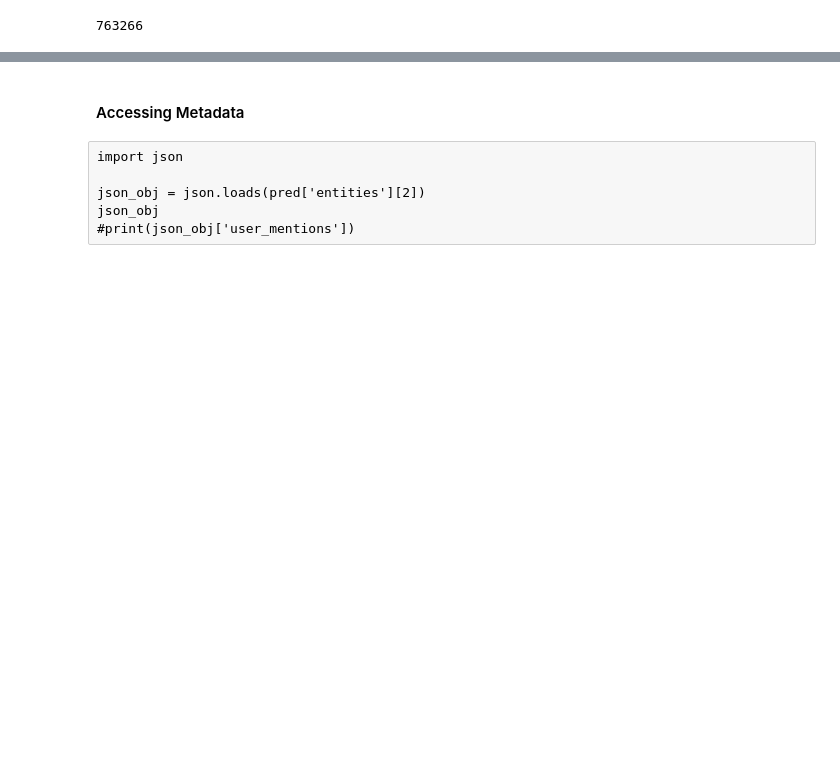
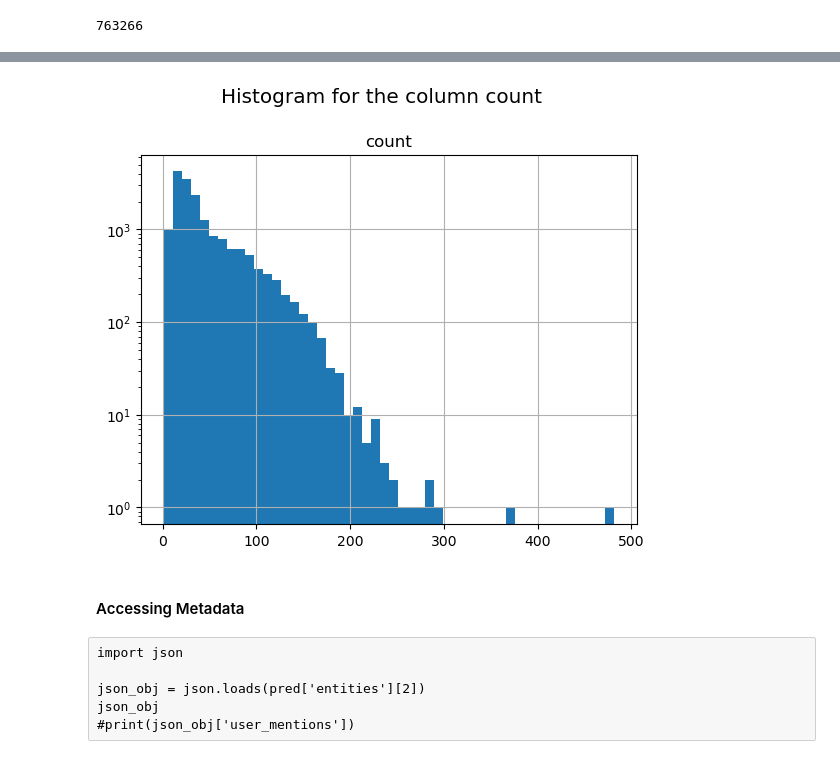
Before and after one commit to gustavohn73-cct/CA4, a Jupyter notebook: Sentimental_Analysis.ipynb, the cells around one changed output, grey strips where cells are left out. Saved outputs shown, nothing was run; the diff lists cells and outputs as text; code cells hidden in the pictures; blank space fills up the shorter version.

```diff
--- a/Sentimental_Analysis.ipynb
+++ b/Sentimental_Analysis.ipynb
@@ -355,0 +499,26 @@ Wall time: 24min 21s
+# %%
+#function to check if the file is already in Hadoop, if not this will put there.
+
+def spark2hadoop(df, folder, partitionBy = False, spark = spark):
+
+    client = InsecureClient('http://localhost:9870', user='hduser')
+
+    if folder in client.list('/CA4/'):
+        print('The files are already in Hadoop, reading files.')
+        df = spark.read.parquet(f"/CA4/{folder}/**/*.parquet")
+
+    else:
+        print('Putting on Hadoop.')
+        if not partitionBy == False:
+            df.write.partitionBy(partitionBy).parquet(f"/CA4/{folder}")
+            print(f"Save at /CA4/{folder} partitioned by {partitionBy}")
+        else:
+            df.write.parquet(f"/CA4/{folder}")
+            print(f"Save at /CA4/{folder}")
+
+    return df
+# %%
+#Checking dataframe
+tweets_pred_saved = spark2hadoop(df = tweets_pred, folder = "sentiment", partitionBy = "month", spark = spark)
+
+#tweets_pred.write.partitionBy("month").parquet("/CA4/predictions")
@@ -456,0 +541,11 @@ df.sample(15)
+# %%
+#getting sentiment
+tweets_fc = tweets_pred_saved.withColumn('sentiment',when(col("score") > 0, '1').otherwise('0'))
+# %%
+tweets_fc = tweets_fc.groupBy(year("created_at").alias("year"),
+                              month("created_at").alias("month"),
+                              dayofmonth("created_at").alias("day"),
+                              hour("created_at").alias("hour"),
+                              "sentiment") \
+                        .agg(mean(col("score")).alias("avg"), count(col("score")).alias("count")) \
+                        .orderBy(["year", "month", "day", "hour"])
@@ -457,3 +582,11 @@ df.sample(15)
+# %%
+plot_df = tweets_fc.select('count').toPandas()
+
+plot_df.hist(bins = 50)
+plt.yscale('log')
+plt.suptitle('Histogram for the column count',x=0.5, y=1.02, fontsize='x-large');
+# %% [output]
+[figure, added]
 # %% [markdown]
 #### Accessing Metadata
 # %% [raw]
```
Also changed, not shown: parts of 72 cells of this notebook.
